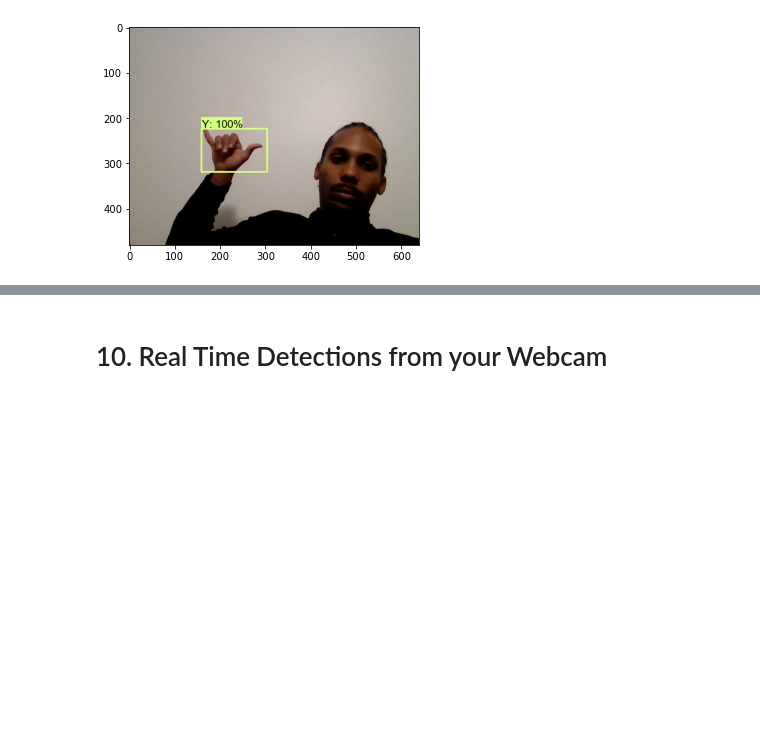
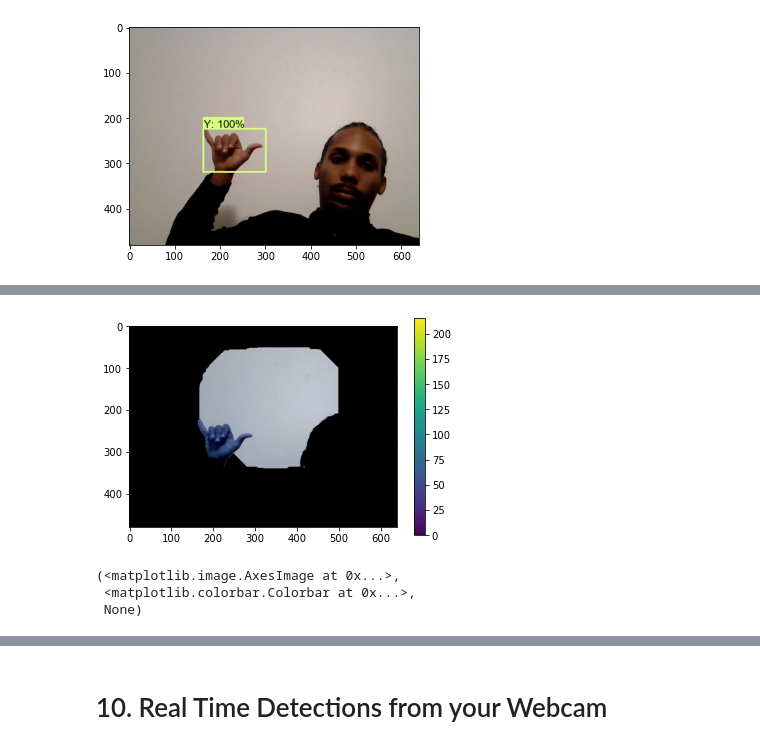
Before and after one commit to evauclin/Real_Time_Object_Detection_With_Robot_Dog, a Jupyter notebook: 2. Training and Detection.ipynb, the cells around one changed output, grey strips where cells are left out. Cells and saved outputs as stored; diff of their text form; code cells hidden in the pictures; blank space fills up the shorter version.

```diff
--- a/2. Training and Detection.ipynb
+++ b/2. Training and Detection.ipynb
@@ -530,0 +536,14 @@ array([0.99980277, 0.1406025 , 0.1010249 , 0.08054698, 0.0768061 ,
+# %%
+mask = np.zeros(img.shape[:2],np.uint8)
+bgdModel = np.zeros((1,65),np.float64)
+fgdModel = np.zeros((1,65),np.float64)
+rect = (50,50,450,290)
+cv2.grabCut(img,mask,rect,bgdModel,fgdModel,5,cv2.GC_INIT_WITH_RECT)
+mask2 = np.where((mask==2)|(mask==0),0,1).astype('uint8')
+img = img*mask2[:,:,np.newaxis]
+plt.imshow(img),plt.colorbar(),plt.show()
+# %% [output]
+[figure, added]
+(<matplotlib.image.AxesImage at 0x...>,
+ <matplotlib.colorbar.Colorbar at 0x...>,
+ None)
```
Also changed, not shown: parts of 8 cells of this notebook, 51 other files.
